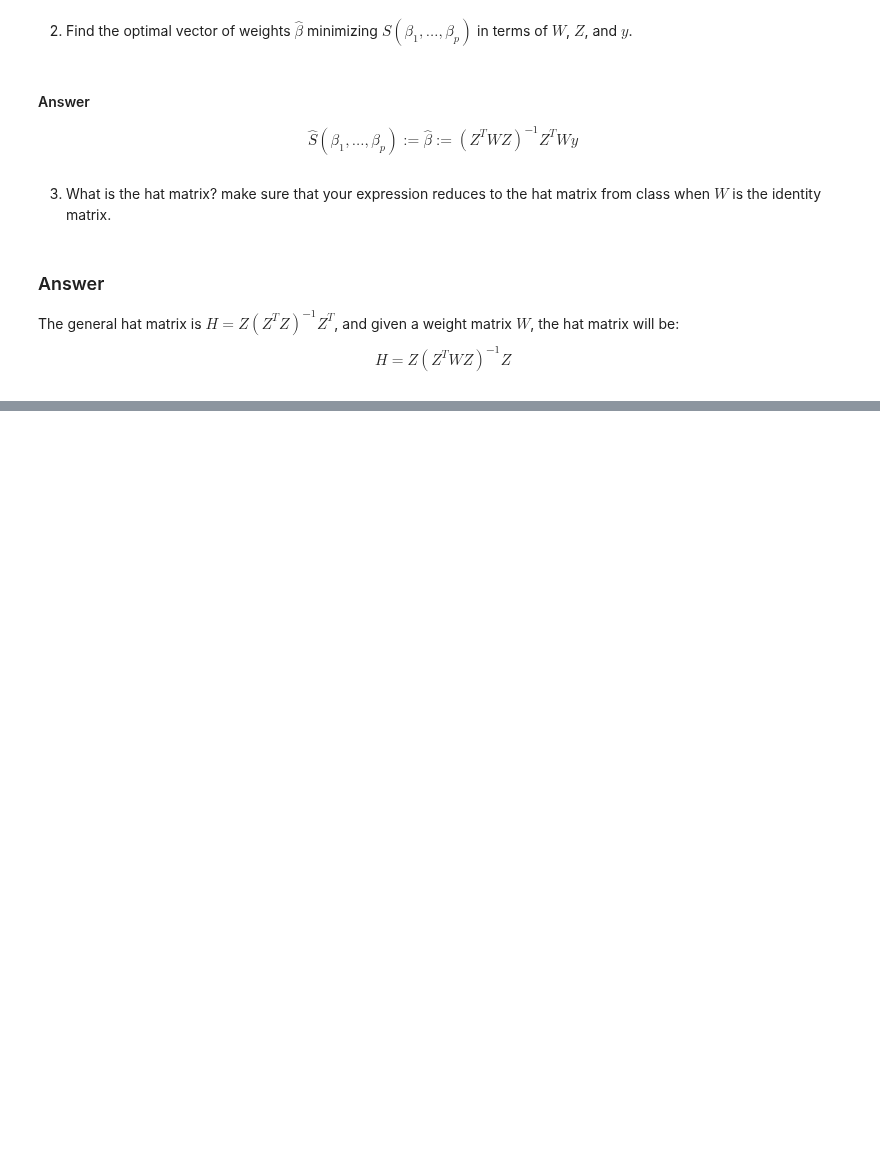
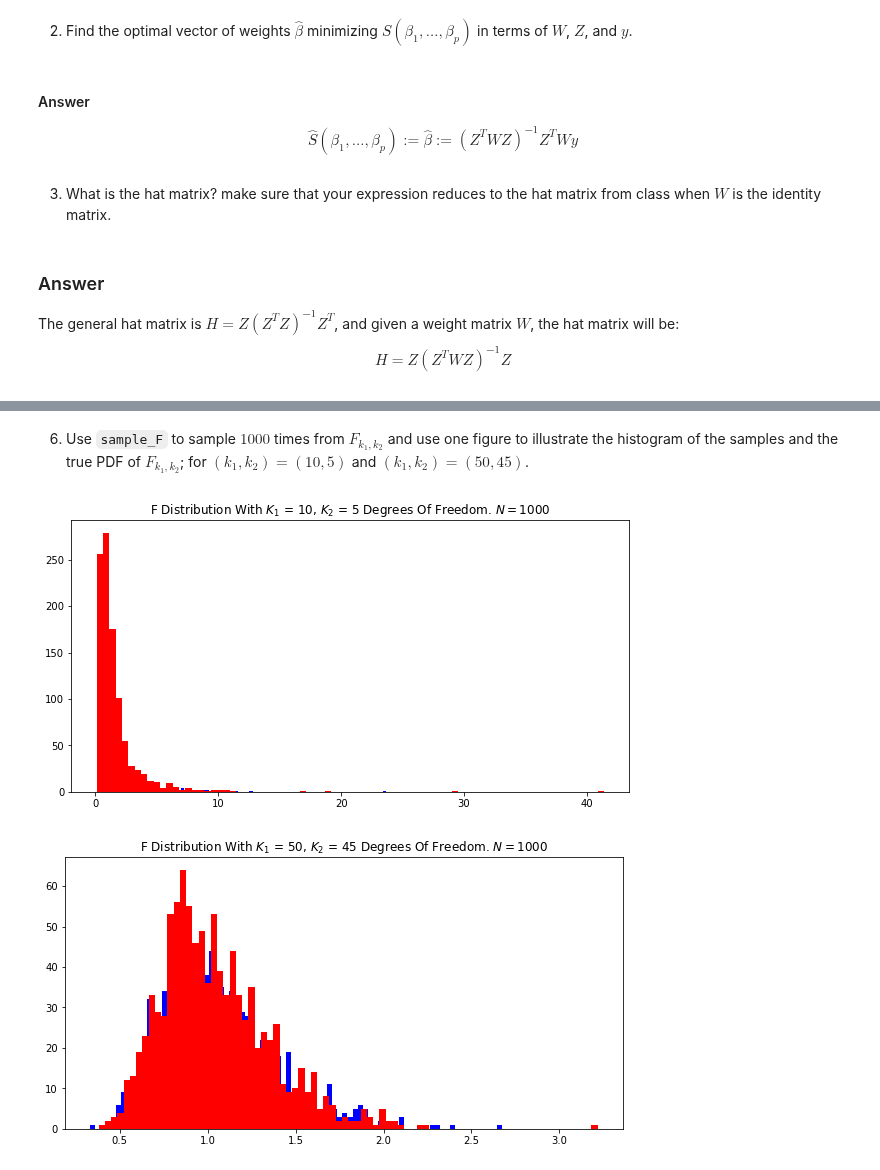
Before and after one commit to EyalMichaeli/IDC_masters, a Jupyter notebook: semester_2/stat/Tzach/302673355_EX1_AS4DS.ipynb, the cells around one changed output, grey strips where cells are left out. Saved outputs shown, nothing was run; the diff lists cells and outputs as text; code cells hidden in the pictures; blank space fills up the shorter version.

```diff
--- a/semester_2/stat/Tzach/302673355_EX1_AS4DS.ipynb
+++ b/semester_2/stat/Tzach/302673355_EX1_AS4DS.ipynb
@@ -559,0 +600,14 @@ plt.hist(rv)
+# %% [markdown]
+6. Use ``sample_F`` to sample $1000$ times from $F_{k_1,k_2}$ and use one figure to illustrate the histogram of the samples and the true PDF of $F_{k_1,k_2}$; for $(k_1, k_2)= (10,5)$ and $(k_1, k_2)= (50,45)$.
+# %%
+dofs = [[10,5], [50,45]]
+for dof in dofs:
+    sample = [sample_f(dof[0], dof[1]) for _ in range(n)]
+    true_pdf_f = st.f.rvs(dof[0], dof[1], size=n)
+    plt.hist(sample, bins = num_bins, color = "blue")
+    plt.hist(true_pdf_f, bins = num_bins, color = "red")
+    plt.title(f"F distribution with $k_1$ = {dof[0]}, $k_2$ = {dof[1]} Degrees of Freedom. $N = {n}$".title())
+    plt.show()
+# %% [output]
+[figure, added]
+[figure, added]
```
Also changed, not shown: parts of 21 cells of this notebook.
